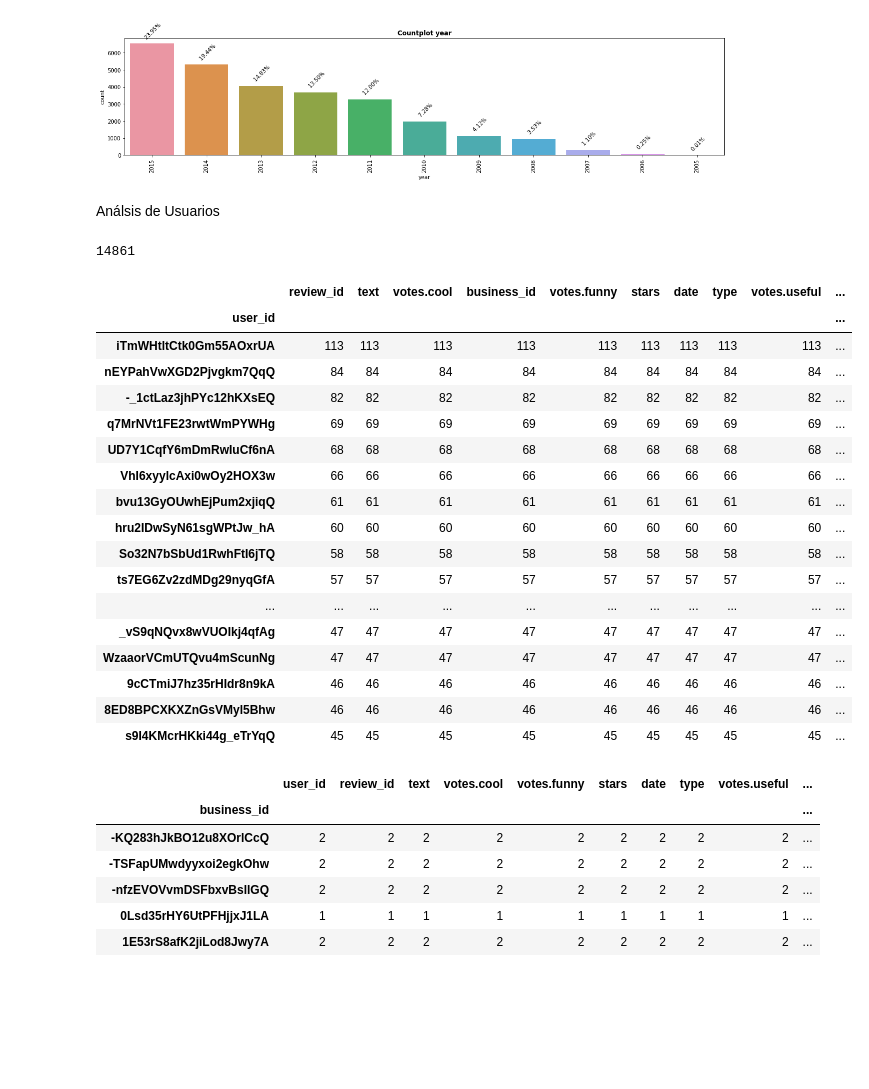
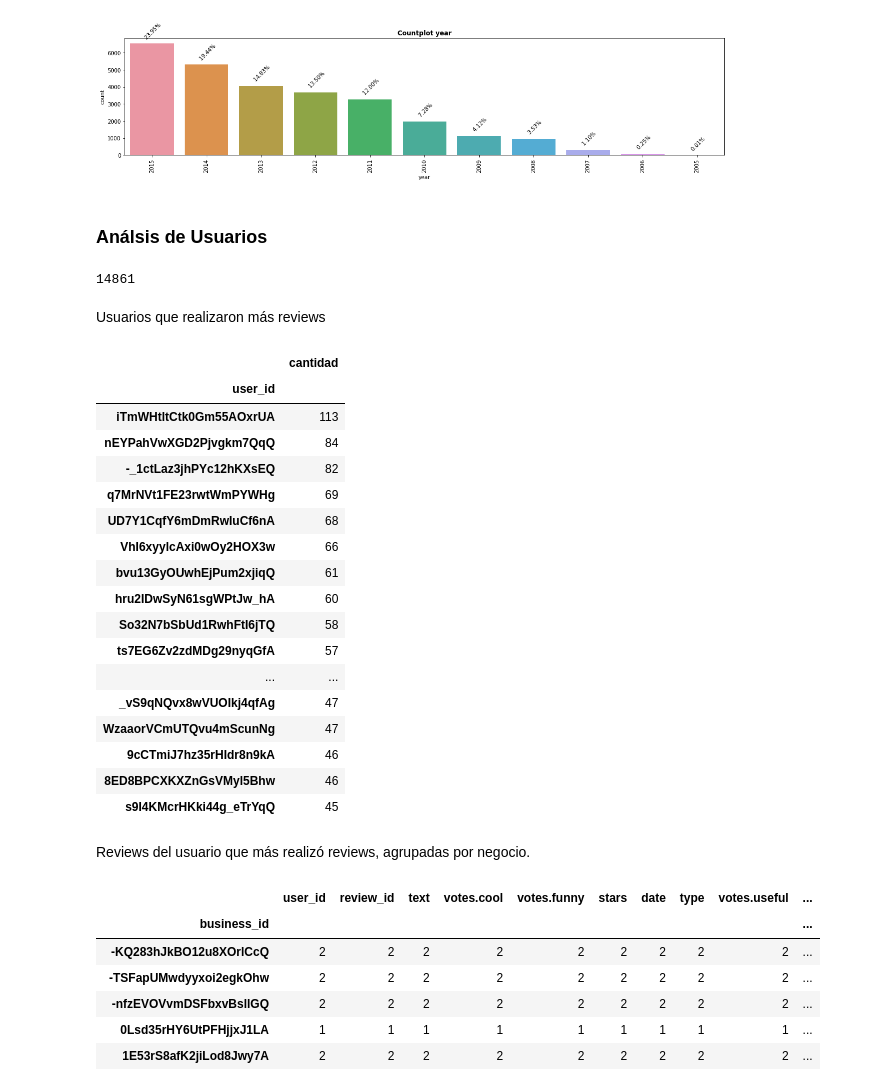
Before and after one commit to ivanjavierparra/Data-Science-Sprint-2, a Jupyter notebook: Segunda_entrega_NLP.ipynb, the cells around one changed output. Saved outputs shown, nothing was run; the diff lists cells and outputs as text; code cells hidden in the pictures; blank space fills up the shorter version.

```diff
--- a/Segunda_entrega_NLP.ipynb
+++ b/Segunda_entrega_NLP.ipynb
@@ -296,32 +320,36 @@ plt.show()
 # %% [output]
 [figure]
 # %% [markdown]
-Análsis de Usuarios
+### Análsis de Usuarios
 # %%
 df['user_id'].nunique()
 # %% [output]
 14861
+# %% [markdown]
+Usuarios que realizaron más reviews
 # %%
-df.groupby('user_id').count().sort_values(by="review_id", ascending=False).head(20)
+df[['user_id', 'review_id']].groupby('user_id').count().sort_values(by="review_id", ascending=False).rename(columns = {'review_id':'cantidad'}).head(20)
 # %% [output]
-|  | review_id | text | votes.cool | business_id | votes.funny | stars | date | type | votes.useful | ... |
-| user_id |  |  |  |  |  |  |  |  |  | ... |
-| iTmWHtltCtk0Gm55AOxrUA | 113 | 113 | 113 | 113 | 113 | 113 | 113 | 113 | 113 | ... |
-| nEYPahVwXGD2Pjvgkm7QqQ | 84 | 84 | 84 | 84 | 84 | 84 | 84 | 84 | 84 | ... |
-| -_1ctLaz3jhPYc12hKXsEQ | 82 | 82 | 82 | 82 | 82 | 82 | 82 | 82 | 82 | ... |
-| q7MrNVt1FE23rwtWmPYWHg | 69 | 69 | 69 | 69 | 69 | 69 | 69 | 69 | 69 | ... |
-| UD7Y1CqfY6mDmRwIuCf6nA | 68 | 68 | 68 | 68 | 68 | 68 | 68 | 68 | 68 | ... |
-| VhI6xyylcAxi0wOy2HOX3w | 66 | 66 | 66 | 66 | 66 | 66 | 66 | 66 | 66 | ... |
-| bvu13GyOUwhEjPum2xjiqQ | 61 | 61 | 61 | 61 | 61 | 61 | 61 | 61 | 61 | ... |
-| hru2IDwSyN61sgWPtJw_hA | 60 | 60 | 60 | 60 | 60 | 60 | 60 | 60 | 60 | ... |
-| So32N7bSbUd1RwhFtI6jTQ | 58 | 58 | 58 | 58 | 58 | 58 | 58 | 58 | 58 | ... |
-| ts7EG6Zv2zdMDg29nyqGfA | 57 | 57 | 57 | 57 | 57 | 57 | 57 | 57 | 57 | ... |
-| ... | ... | ... | ... | ... | ... | ... | ... | ... | ... | ... |
-| _vS9qNQvx8wVUOIkj4qfAg | 47 | 47 | 47 | 47 | 47 | 47 | 47 | 47 | 47 | ... |
-| WzaaorVCmUTQvu4mScunNg | 47 | 47 | 47 | 47 | 47 | 47 | 47 | 47 | 47 | ... |
-| 9cCTmiJ7hz35rHIdr8n9kA | 46 | 46 | 46 | 46 | 46 | 46 | 46 | 46 | 46 | ... |
-| 8ED8BPCXKXZnGsVMyl5Bhw | 46 | 46 | 46 | 46 | 46 | 46 | 46 | 46 | 46 | ... |
-| s9I4KMcrHKki44g_eTrYqQ | 45 | 45 | 45 | 45 | 45 | 45 | 45 | 45 | 45 | ... |
+|  | cantidad |
+| user_id |  |
+| iTmWHtltCtk0Gm55AOxrUA | 113 |
+| nEYPahVwXGD2Pjvgkm7QqQ | 84 |
+| -_1ctLaz3jhPYc12hKXsEQ | 82 |
+| q7MrNVt1FE23rwtWmPYWHg | 69 |
+| UD7Y1CqfY6mDmRwIuCf6nA | 68 |
+| VhI6xyylcAxi0wOy2HOX3w | 66 |
+| bvu13GyOUwhEjPum2xjiqQ | 61 |
+| hru2IDwSyN61sgWPtJw_hA | 60 |
+| So32N7bSbUd1RwhFtI6jTQ | 58 |
+| ts7EG6Zv2zdMDg29nyqGfA | 57 |
+| ... | ... |
+| _vS9qNQvx8wVUOIkj4qfAg | 47 |
+| WzaaorVCmUTQvu4mScunNg | 47 |
+| 9cCTmiJ7hz35rHIdr8n9kA | 46 |
+| 8ED8BPCXKXZnGsVMyl5Bhw | 46 |
+| s9I4KMcrHKki44g_eTrYqQ | 45 |
+# %% [markdown]
+Reviews del usuario que más realizó reviews, agrupadas por negocio.
 # %%
 df[df['user_id'] == 'iTmWHtltCtk0Gm55AOxrUA'].groupby('business_id').count()
 # %% [output]
```
Also changed, not shown: parts of 70 cells of this notebook.
